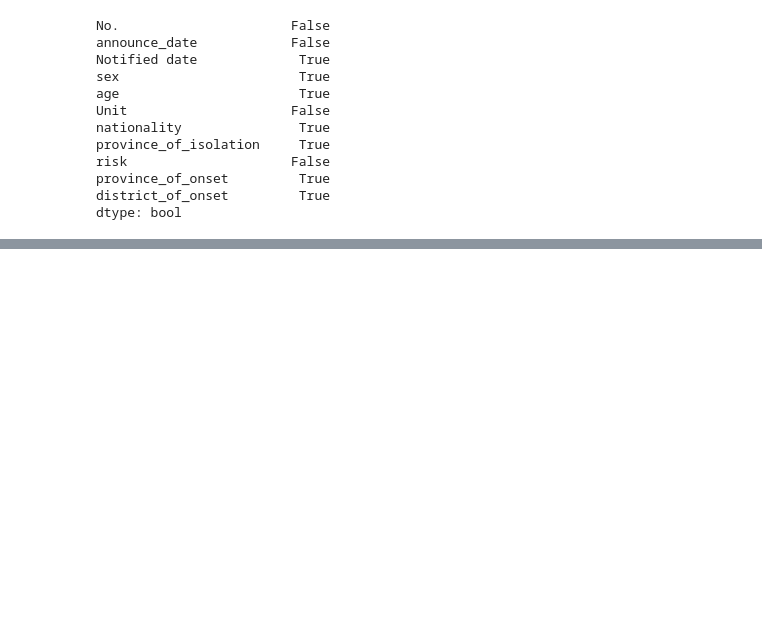
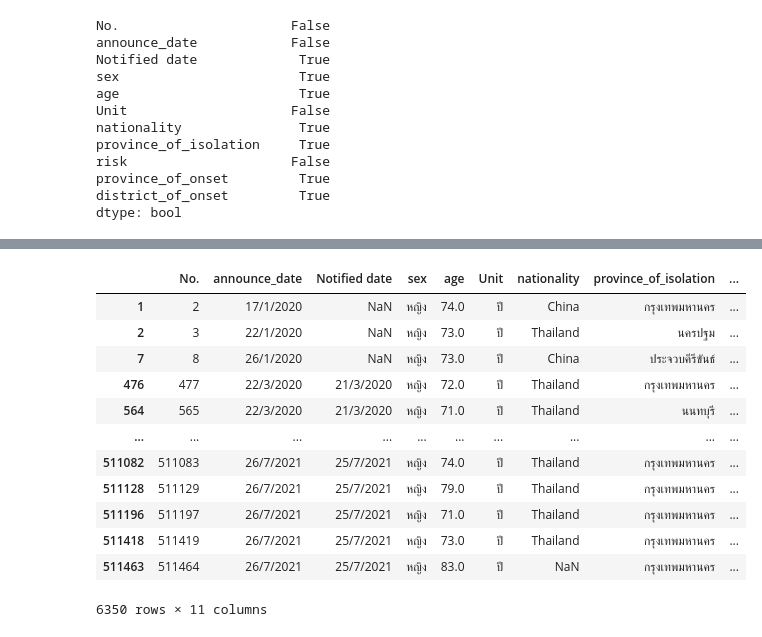
Before and after one commit to Umaporn19/DWDM21, a Jupyter notebook: Data_Preprocessing_(Chapter_3).ipynb, the cells around one changed output, grey strips where cells are left out. Saved outputs shown, nothing was run; the diff lists cells and outputs as text; code cells hidden in the pictures; blank space fills up the shorter version.

```diff
--- a/Data_Preprocessing_(Chapter_3).ipynb
+++ b/Data_Preprocessing_(Chapter_3).ipynb
@@ -336,0 +523,3 @@ dtype: bool
+# %%
+blist_famale = data_cases2['sex'] == 'หญิง' #แล้วต้องเป็นผู้หญิง
+blist_famale
@@ -336,0 +556,16 @@ dtype: bool
+# %%
+data_cases2[blist_age70up & blist_famale] #ดูข้อมูลทั้งสอง 2 เงื่อนไขที่เป็นผู้หญิงแล้วอายุมากกว่า 70 ปีขึ้นไป
+# %% [output]
+|  | No. | announce_date | Notified date | sex | age | Unit | nationality | province_of_isolation | ... |
+| 1 | 2 | 17/1/2020 | NaN | หญิง | 74.0 | ปี | China | กรุงเทพมหานคร | ... |
+| 2 | 3 | 22/1/2020 | NaN | หญิง | 73.0 | ปี | Thailand | นครปฐม | ... |
+| 7 | 8 | 26/1/2020 | NaN | หญิง | 73.0 | ปี | China | ประจวบคีรีขันธ์ | ... |
+| 476 | 477 | 22/3/2020 | 21/3/2020 | หญิง | 72.0 | ปี | Thailand | กรุงเทพมหานคร | ... |
+| 564 | 565 | 22/3/2020 | 21/3/2020 | หญิง | 71.0 | ปี | Thailand | นนทบุรี | ... |
+| ... | ... | ... | ... | ... | ... | ... | ... | ... | ... |
+| 511082 | 511083 | 26/7/2021 | 25/7/2021 | หญิง | 74.0 | ปี | Thailand | กรุงเทพมหานคร | ... |
+| 511128 | 511129 | 26/7/2021 | 25/7/2021 | หญิง | 79.0 | ปี | Thailand | กรุงเทพมหานคร | ... |
+| 511196 | 511197 | 26/7/2021 | 25/7/2021 | หญิง | 71.0 | ปี | Thailand | กรุงเทพมหานคร | ... |
+| 511418 | 511419 | 26/7/2021 | 25/7/2021 | หญิง | 73.0 | ปี | Thailand | กรุงเทพมหานคร | ... |
+| 511463 | 511464 | 26/7/2021 | 25/7/2021 | หญิง | 83.0 | ปี | NaN | กรุงเทพมหานคร | ... |
+6350 rows × 11 columns
```
Also changed, not shown: parts of 39 cells of this notebook.
